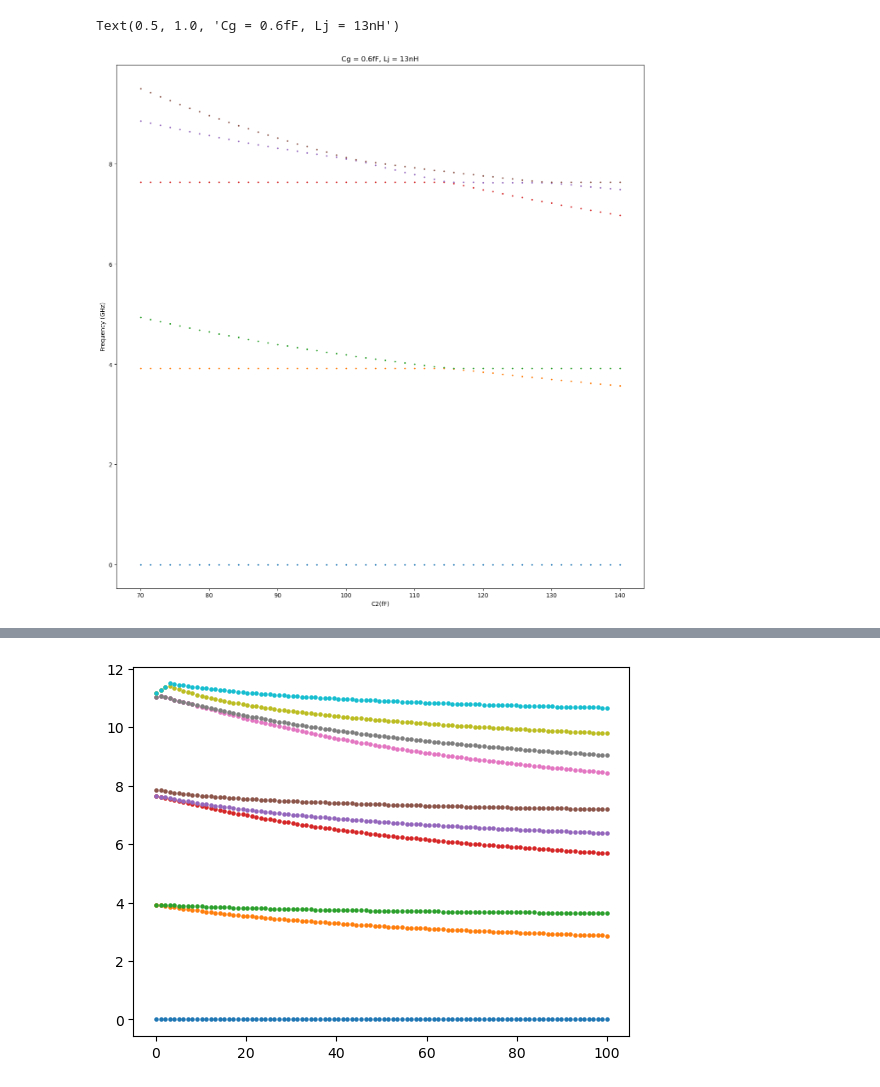
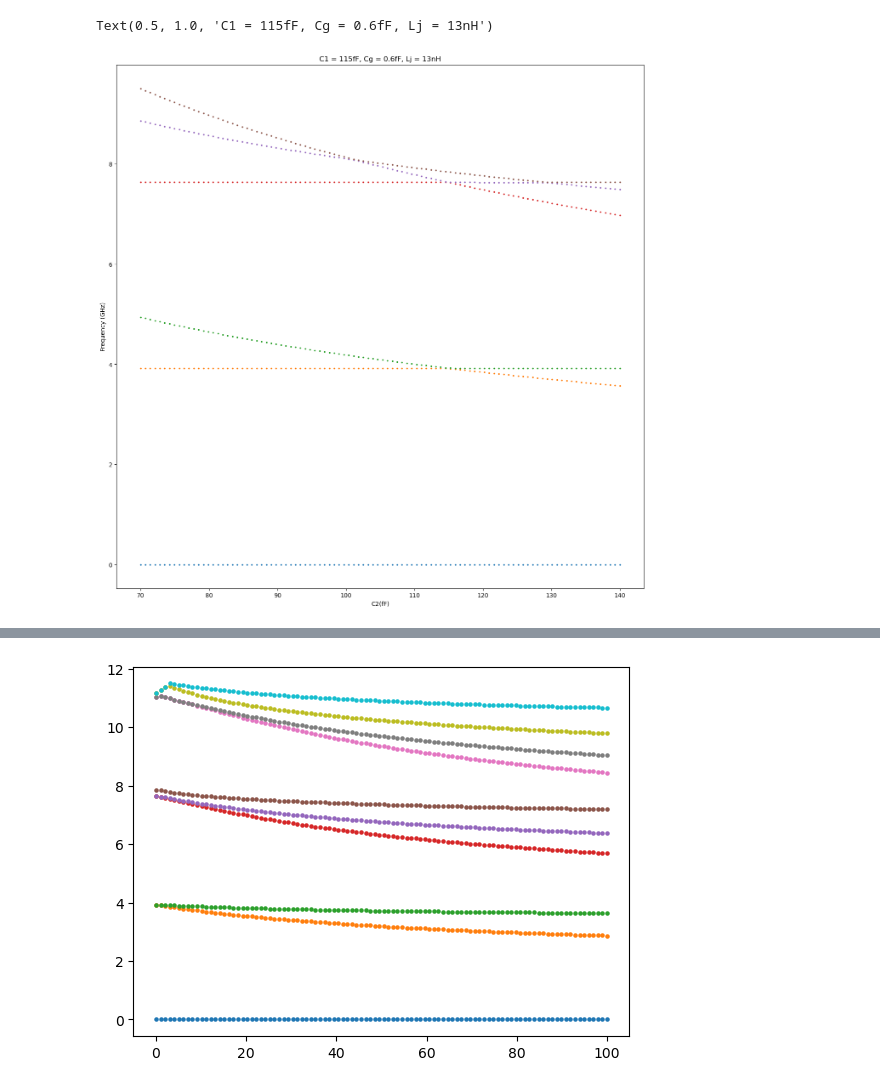
Before and after one commit to Wendywanw/Wendy-qiskit-code, a Jupyter notebook: test-Copy1.ipynb, the cells around one changed output, grey strips where cells are left out. Drawn from its saved outputs; the diff is of its cells as text; code cells hidden in the pictures.

```diff
--- a/test-Copy1.ipynb
+++ b/test-Copy1.ipynb
@@ -114,27 +111,29 @@ def calc_freqs(C2):
     h = np.array(H_tot)
     eig, vec = lin.eigh(h)
 
-    return(eig, vec)
+    return(eig, vec, H_tot)
 # %%
-cs = np.linspace(70,140)*u.fF
+cs = np.linspace(70,140,100)*u.fF
 # %%
 eigs_c1 = []
 vecs_c1 = []
+H_c1 = []
 for cc in cs:
-    eig1, vec1 = calc_freqs(cc)
+    eig1, vec1, H1 = calc_freqs(cc)
     eigs_c1 += [eig1]
     vecs_c1 += [vec1]
+    H_c1 += [H1]
 
-eigs_c1 = np.array(eigs_c1)
+eigs_c1 = np.array(eigs_c1)/np.pi/2
 vecs_c1 = np.array(vecs_c1)
 # %%
 plt.figure(figsize = (16,16))
 for i in range(6):
-    plt.scatter(cs,(eigs_c1[:,i]-eigs_c1[:,0])/np.pi/2, s = 3)
+    plt.scatter(cs,(eigs_c1[:,i]-eigs_c1[:,0]), s = 3)
 # plt.vlines(115, 5,10)
 plt.xlabel('C2(fF)')
 plt.ylabel('Frequency (GHz)')
-plt.title('Cg = 0.6fF, Lj = 13nH')
+plt.title('C1 = 115fF, Cg = 0.6fF, Lj = 13nH')
 # %% [output]
-Text(0.5, 1.0, 'Cg = 0.6fF, Lj = 13nH')
+Text(0.5, 1.0, 'C1 = 115fF, Cg = 0.6fF, Lj = 13nH')
-[figure, old version]
+[figure, new version]
```
Also changed, not shown: parts of 12 cells of this notebook, 5 other files.
